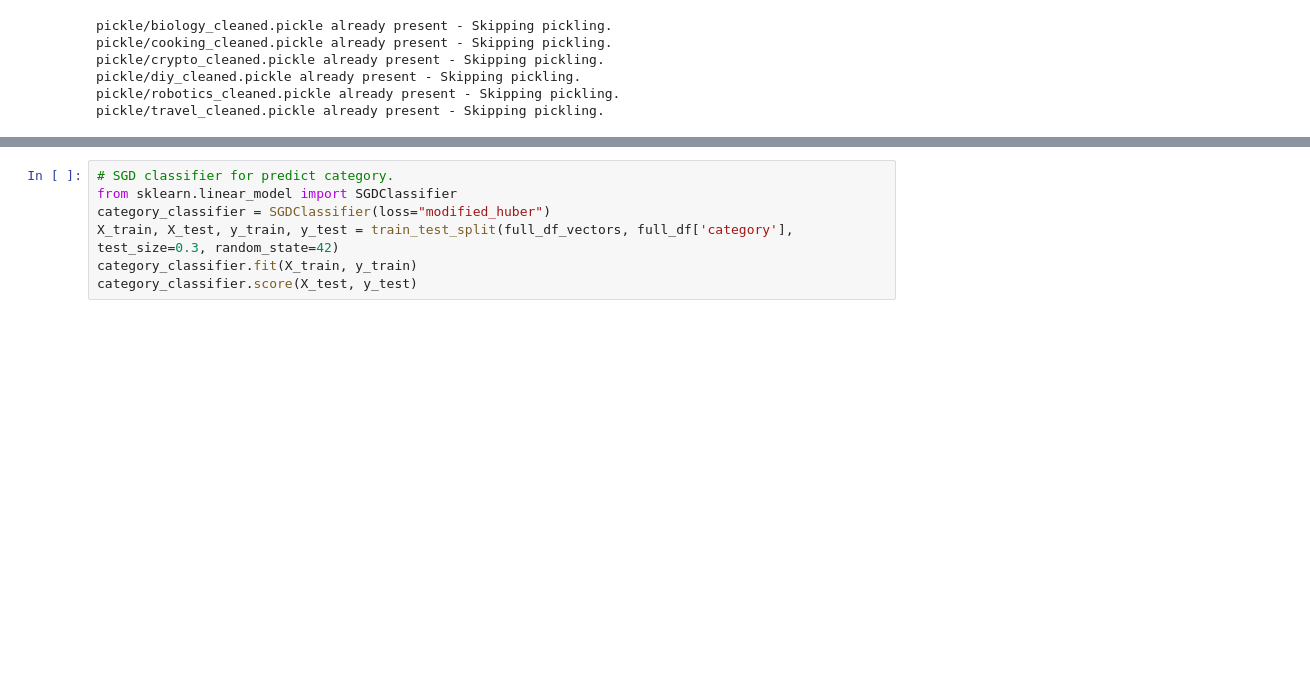
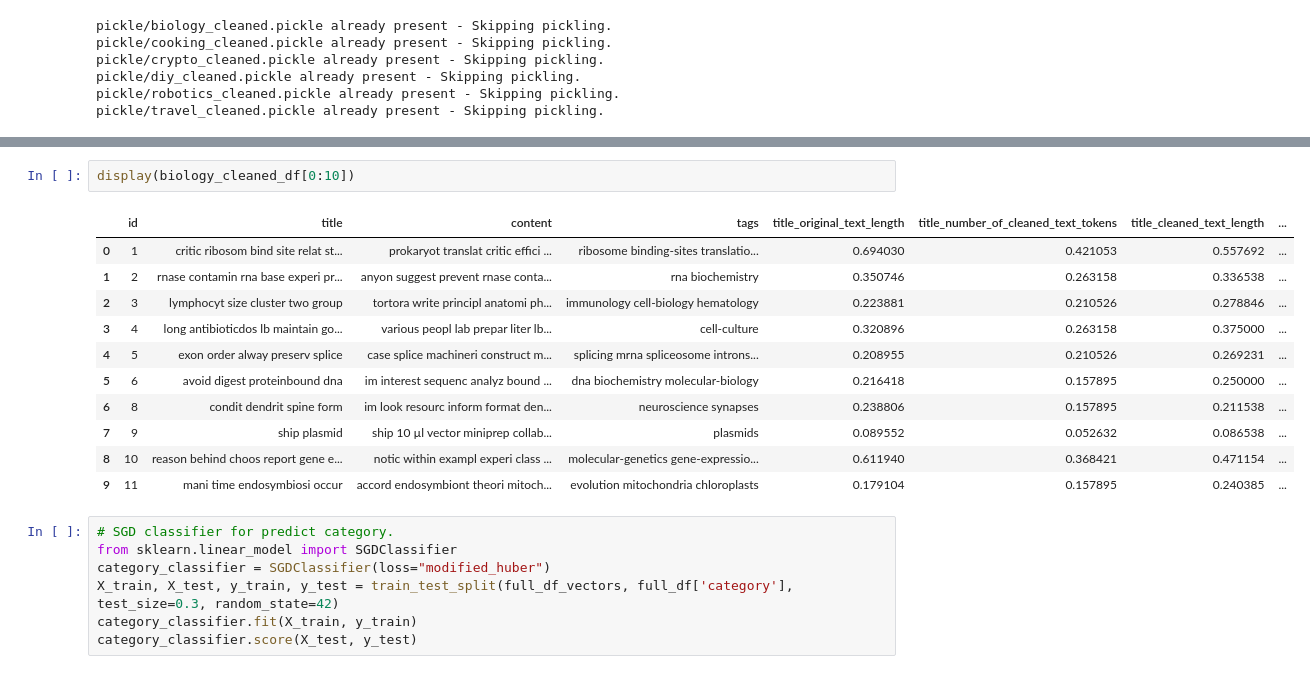
Before and after one commit to voyageth/kaggle, a Jupyter notebook: stack-exchange-tags/notebook/notebook.ipynb, the cells around one changed output, grey strips where cells are left out. Cells and saved outputs as stored; diff of their text form; blank space fills up the shorter version.

```diff
--- a/stack-exchange-tags/notebook/notebook.ipynb
+++ b/stack-exchange-tags/notebook/notebook.ipynb
@@ -292,3 +541,17 @@ print(len(full_df_vectorizer.get_feature_names()))
+# %%
+display(biology_cleaned_df[0:10])
+# %% [output]
+|  | id | title | content | tags | title_original_text_length | title_number_of_cleaned_text_tokens | title_cleaned_text_length | ... |
+| 0 | 1 | critic ribosom bind site relat st... | prokaryot translat critic effici ... | ribosome binding-sites translatio... | 0.694030 | 0.421053 | 0.557692 | ... |
+| 1 | 2 | rnase contamin rna base experi pr... | anyon suggest prevent rnase conta... | rna biochemistry | 0.350746 | 0.263158 | 0.336538 | ... |
+| 2 | 3 | lymphocyt size cluster two group | tortora write principl anatomi ph... | immunology cell-biology hematology | 0.223881 | 0.210526 | 0.278846 | ... |
+| 3 | 4 | long antibioticdos lb maintain go... | various peopl lab prepar liter lb... | cell-culture | 0.320896 | 0.263158 | 0.375000 | ... |
+| 4 | 5 | exon order alway preserv splice | case splice machineri construct m... | splicing mrna spliceosome introns... | 0.208955 | 0.210526 | 0.269231 | ... |
+| 5 | 6 | avoid digest proteinbound dna | im interest sequenc analyz bound ... | dna biochemistry molecular-biology | 0.216418 | 0.157895 | 0.250000 | ... |
+| 6 | 8 | condit dendrit spine form | im look resourc inform format den... | neuroscience synapses | 0.238806 | 0.157895 | 0.211538 | ... |
+| 7 | 9 | ship plasmid | ship 10 µl vector miniprep collab... | plasmids | 0.089552 | 0.052632 | 0.086538 | ... |
+| 8 | 10 | reason behind choos report gene e... | notic within exampl experi class ... | molecular-genetics gene-expressio... | 0.611940 | 0.368421 | 0.471154 | ... |
+| 9 | 11 | mani time endosymbiosi occur | accord endosymbiont theori mitoch... | evolution mitochondria chloroplasts | 0.179104 | 0.157895 | 0.240385 | ... |
 # %%
 # SGD classifier for predict category.
 from sklearn.linear_model import SGDClassifier
```
Also changed, not shown: parts of 16 cells of this notebook.
